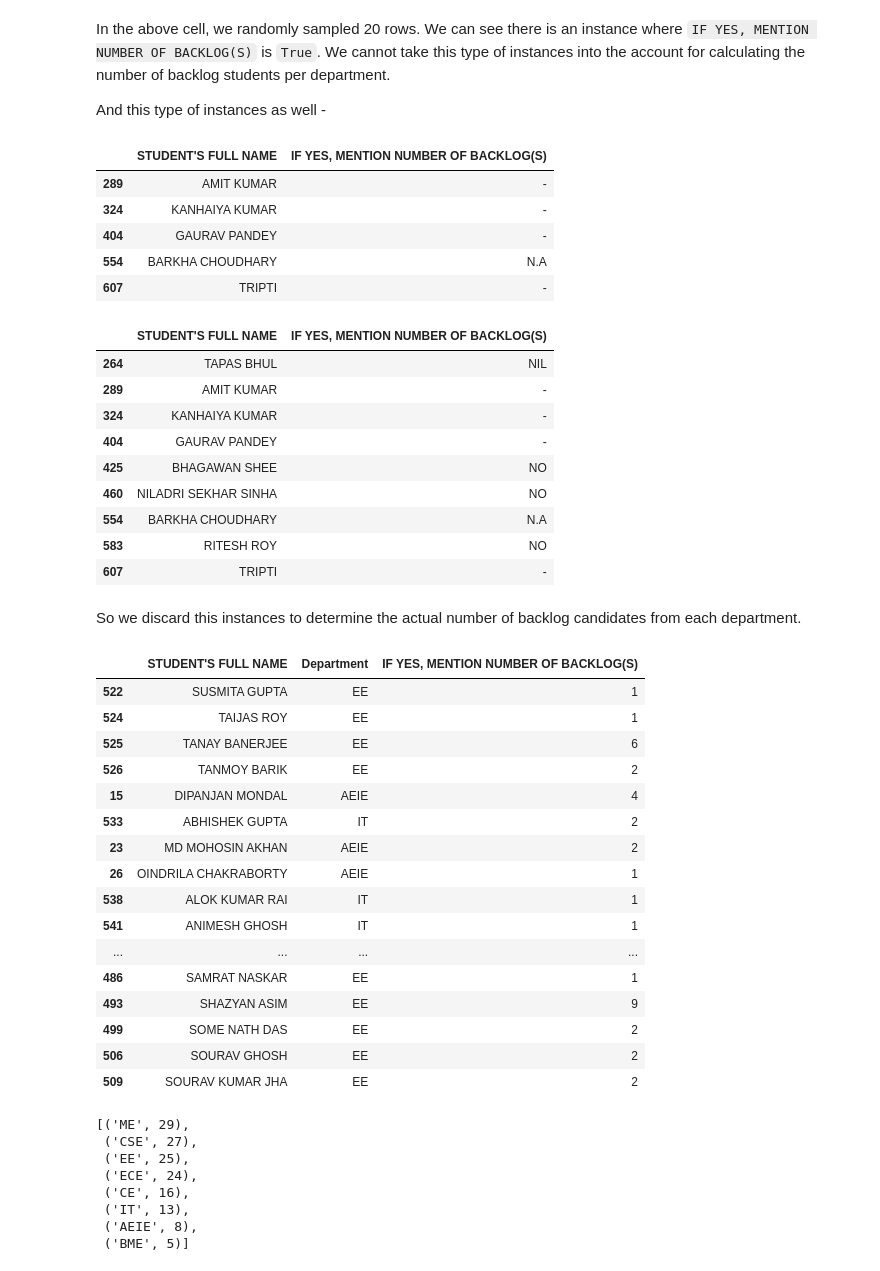
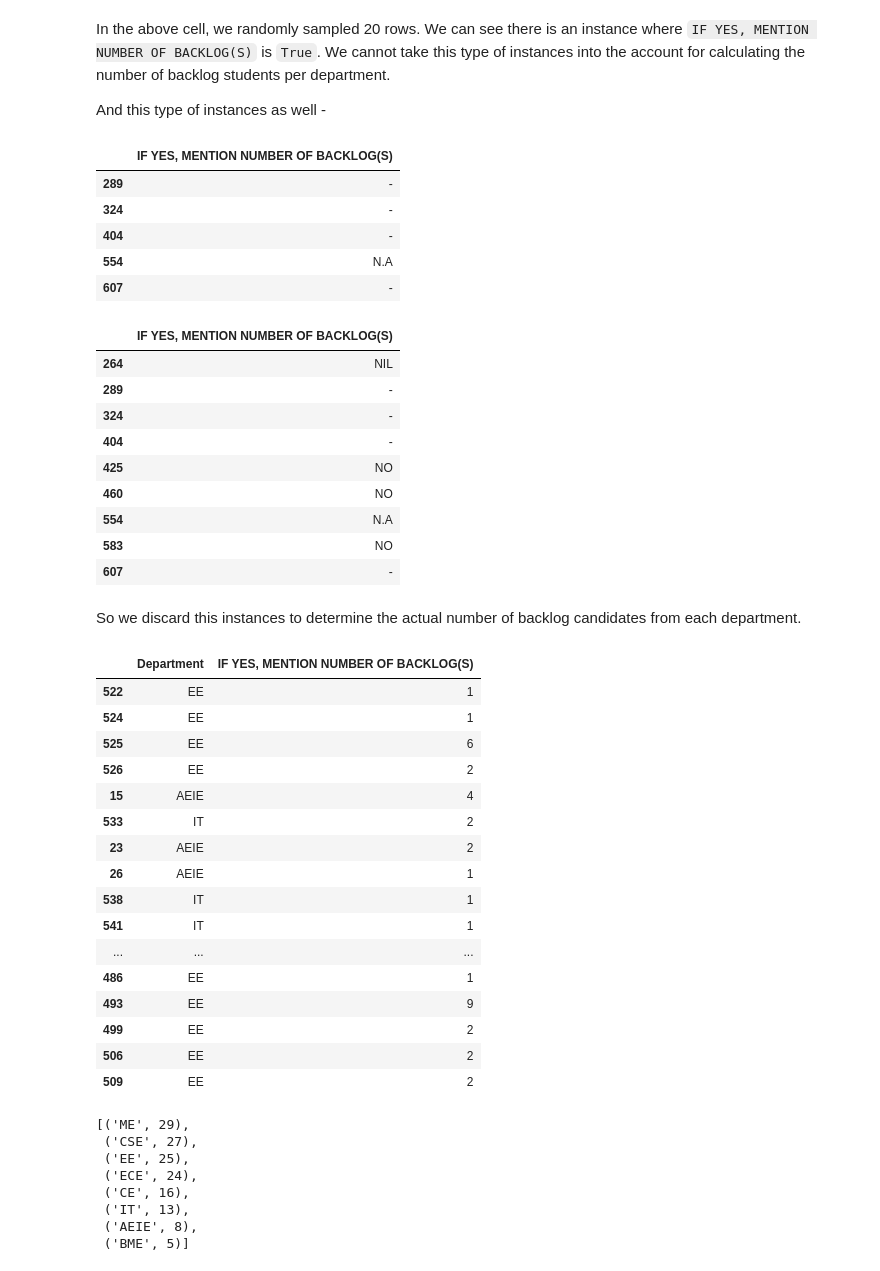
Before and after one commit to sayakpaul/Analysis-of-college-database-of-2017-passouts, a Jupyter notebook: 2017_Passout_Data_Analysis.ipynb, the cells around one changed output. Drawn from its saved outputs; the diff is of its cells as text; code cells hidden in the pictures.

```diff
--- a/2017_Passout_Data_Analysis.ipynb
+++ b/2017_Passout_Data_Analysis.ipynb
@@ -458,28 +458,28 @@ In the above cell, we randomly sampled 20 rows. We can see there is an instance
 And this type of instances as well -
 # %%
 data_2017[data_2017['IF YES, MENTION NUMBER OF BACKLOG(S)'].str.match('^[a-zA-Z0-9]+$')==False]\
-        [['STUDENT\'S FULL NAME','IF YES, MENTION NUMBER OF BACKLOG(S)']]
+        [['IF YES, MENTION NUMBER OF BACKLOG(S)']]
 # %% [output]
-|  | STUDENT'S FULL NAME | IF YES, MENTION NUMBER OF BACKLOG(S) |
-| 289 | AMIT KUMAR | - |
-| 324 | KANHAIYA KUMAR | - |
-| 404 | GAURAV PANDEY | - |
-| 554 | BARKHA CHOUDHARY | N.A |
-| 607 | TRIPTI | - |
+|  | IF YES, MENTION NUMBER OF BACKLOG(S) |
+| 289 | - |
+| 324 | - |
+| 404 | - |
+| 554 | N.A |
+| 607 | - |
 # %%
 data_2017[data_2017['IF YES, MENTION NUMBER OF BACKLOG(S)'].str.match('^[\d]')==False]\
-        [['STUDENT\'S FULL NAME','IF YES, MENTION NUMBER OF BACKLOG(S)']]
+        [['IF YES, MENTION NUMBER OF BACKLOG(S)']]
 # %% [output]
-|  | STUDENT'S FULL NAME | IF YES, MENTION NUMBER OF BACKLOG(S) |
-| 264 | TAPAS BHUL | NIL |
-| 289 | AMIT KUMAR | - |
-| 324 | KANHAIYA KUMAR | - |
-| 404 | GAURAV PANDEY | - |
-| 425 | BHAGAWAN SHEE | NO |
-| 460 | NILADRI SEKHAR SINHA | NO |
-| 554 | BARKHA CHOUDHARY | N.A |
-| 583 | RITESH ROY | NO |
-| 607 | TRIPTI | - |
+|  | IF YES, MENTION NUMBER OF BACKLOG(S) |
+| 264 | NIL |
+| 289 | - |
+| 324 | - |
+| 404 | - |
+| 425 | NO |
+| 460 | NO |
+| 554 | N.A |
+| 583 | NO |
+| 607 | - |
 # %% [markdown]
 So we discard this instances to determine the actual number of backlog candidates from each department.
 # %%
@@ -489,24 +489,24 @@ noisy_backlogs = data_2017.index[data_2017['IF YES, MENTION NUMBER OF BACKLOG(S)
 # %%
 noisy_backlogs = set(noisy_backlogs) - set(false_backlog)
 # %%
-data_2017.ix[noisy_backlogs][['STUDENT\'S FULL NAME','Department','IF YES, MENTION NUMBER OF BACKLOG(S)']]
+data_2017.ix[noisy_backlogs][['Department','IF YES, MENTION NUMBER OF BACKLOG(S)']]
 # %% [output]
-|  | STUDENT'S FULL NAME | Department | IF YES, MENTION NUMBER OF BACKLOG(S) |
-| 522 | SUSMITA GUPTA | EE | 1 |
-| 524 | TAIJAS ROY | EE | 1 |
-| 525 | TANAY BANERJEE | EE | 6 |
-| 526 | TANMOY BARIK | EE | 2 |
-| 15 | DIPANJAN MONDAL | AEIE | 4 |
-| 533 | ABHISHEK GUPTA | IT | 2 |
-| 23 | MD MOHOSIN AKHAN | AEIE | 2 |
-| 26 | OINDRILA CHAKRABORTY | AEIE | 1 |
-| 538 | ALOK KUMAR RAI | IT | 1 |
-| 541 | ANIMESH GHOSH | IT | 1 |
-| ... | ... | ... | ... |
-| 486 | SAMRAT NASKAR | EE | 1 |
-| 493 | SHAZYAN ASIM | EE | 9 |
-| 499 | SOME NATH DAS | EE | 2 |
-| 506 | SOURAV GHOSH | EE | 2 |
-| 509 | SOURAV KUMAR JHA | EE | 2 |
+|  | Department | IF YES, MENTION NUMBER OF BACKLOG(S) |
+| 522 | EE | 1 |
+| 524 | EE | 1 |
+| 525 | EE | 6 |
+| 526 | EE | 2 |
+| 15 | AEIE | 4 |
+| 533 | IT | 2 |
+| 23 | AEIE | 2 |
+| 26 | AEIE | 1 |
+| 538 | IT | 1 |
+| 541 | IT | 1 |
+| ... | ... | ... |
+| 486 | EE | 1 |
+| 493 | EE | 9 |
+| 499 | EE | 2 |
+| 506 | EE | 2 |
+| 509 | EE | 2 |
 # %%
 noisy_backlogs_df = data_2017.ix[noisy_backlogs]\
```
Also changed, not shown: parts of 21 cells of this notebook.
